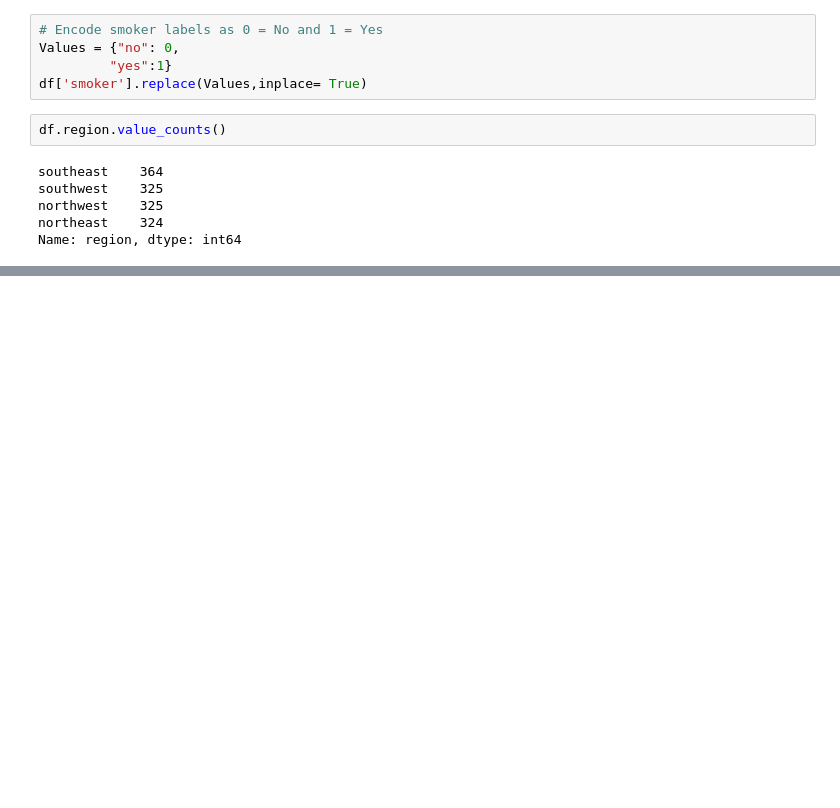
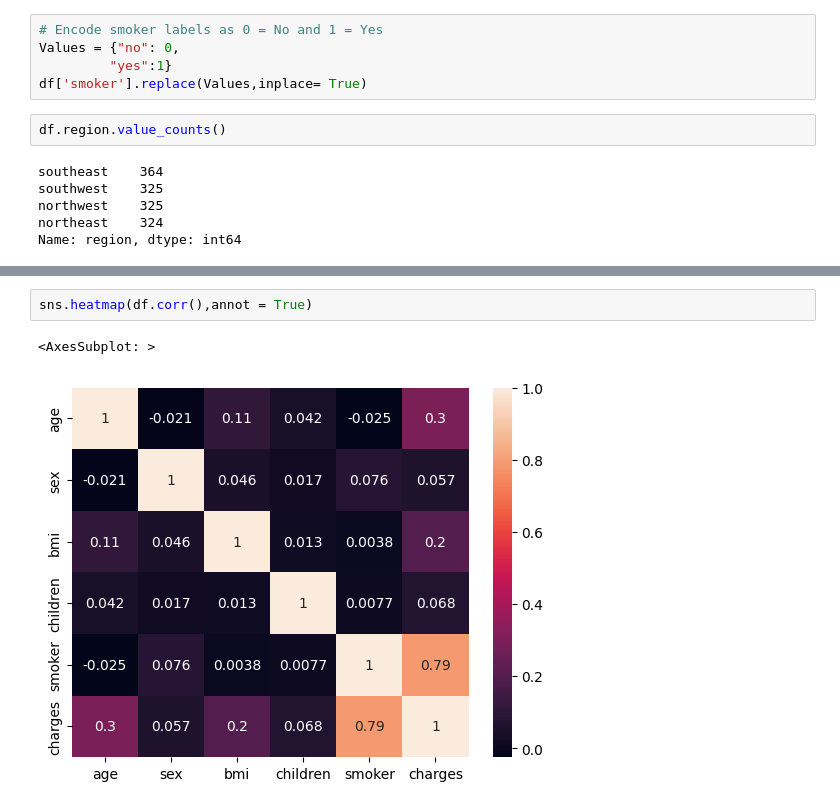
Before and after one commit to Shambok97/Medical-Insurance-Costs, a Jupyter notebook: us-medical-insurance-costs.ipynb, the cells around one changed output, grey strips where cells are left out. Drawn from its saved outputs; the diff is of its cells as text; blank space fills up the shorter version.

```diff
--- a/us-medical-insurance-costs.ipynb
+++ b/us-medical-insurance-costs.ipynb
@@ -77,0 +103,5 @@ Name: region, dtype: int64
+# %%
+sns.heatmap(df.corr(),annot = True)
+# %% [output]
+<AxesSubplot: >
+[figure, added]
```
Also changed, not shown: parts of 8 cells of this notebook.
